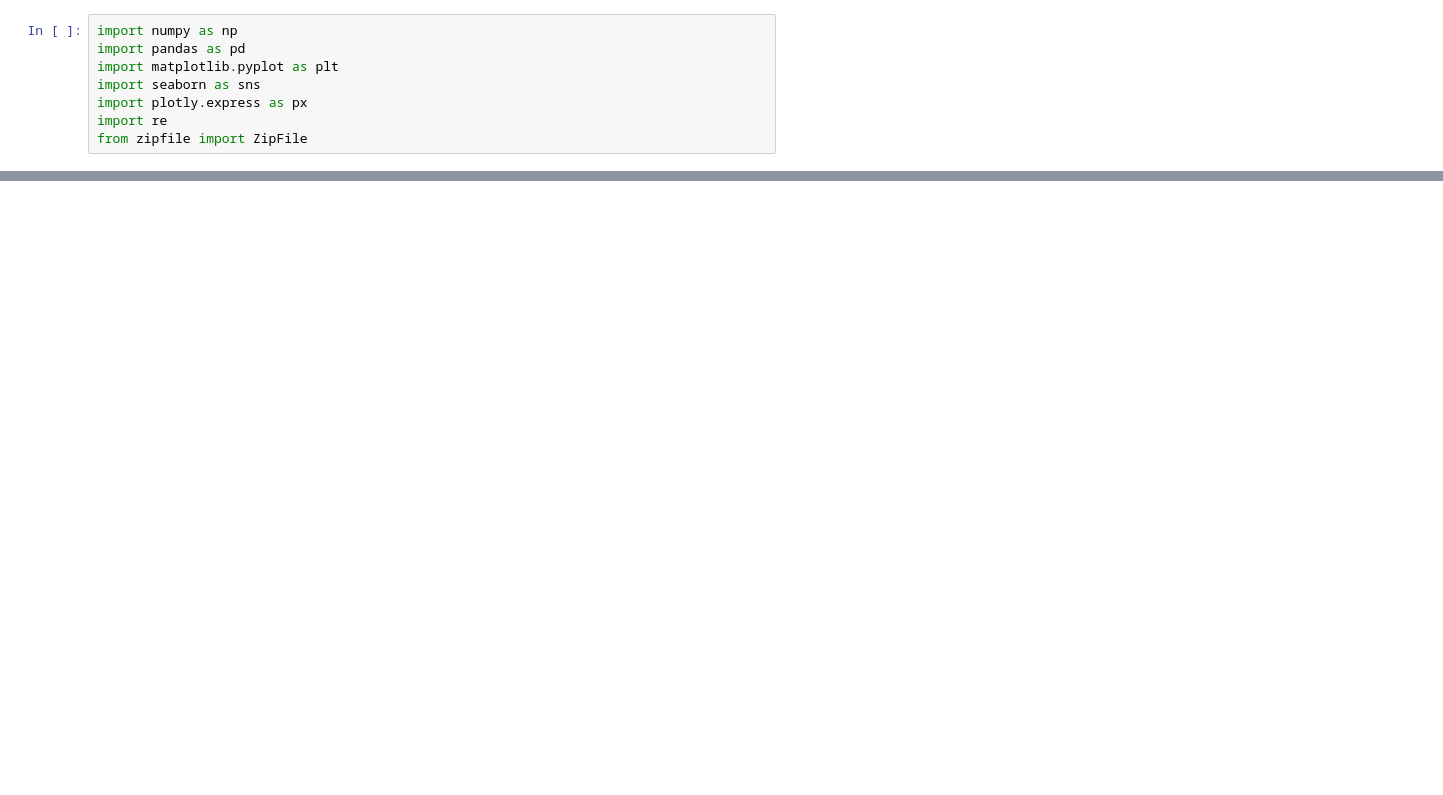
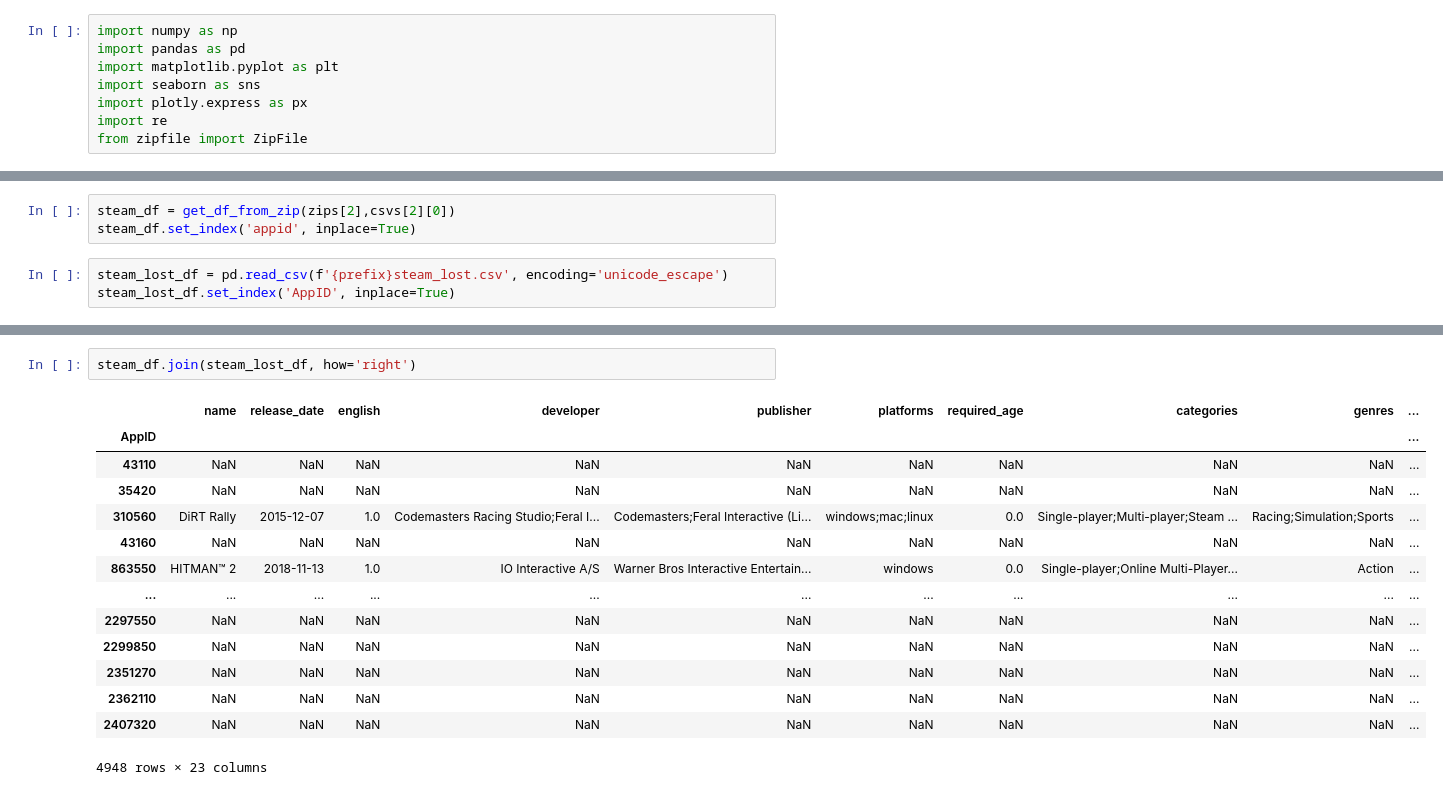
Before and after one commit to ArthurSidle/DataVisCW, a Jupyter notebook: test.ipynb, the cells around one changed output, grey strips where cells are left out. Cells and saved outputs as stored; diff of their text form; blank space fills up the shorter version.

```diff
--- a/test.ipynb
+++ b/test.ipynb
@@ -55,0 +105,6 @@ artist_location_df['coordinates'][0][0]
+# %%
+steam_df = get_df_from_zip(zips[2],csvs[2][0])
+steam_df.set_index('appid', inplace=True)
+# %%
+steam_lost_df = pd.read_csv(f'{prefix}steam_lost.csv', encoding='unicode_escape')
+steam_lost_df.set_index('AppID', inplace=True)
@@ -55,0 +131,17 @@ artist_location_df['coordinates'][0][0]
+# %%
+steam_df.join(steam_lost_df, how='right')
+# %% [output]
+|  | name | release_date | english | developer | publisher | platforms | required_age | categories | genres | ... |
+| AppID |  |  |  |  |  |  |  |  |  | ... |
+| 43110 | NaN | NaN | NaN | NaN | NaN | NaN | NaN | NaN | NaN | ... |
+| 35420 | NaN | NaN | NaN | NaN | NaN | NaN | NaN | NaN | NaN | ... |
+| 310560 | DiRT Rally | 2015-12-07 | 1.0 | Codemasters Racing Studio;Feral I... | Codemasters;Feral Interactive (Li... | windows;mac;linux | 0.0 | Single-player;Multi-player;Steam ... | Racing;Simulation;Sports | ... |
+| 43160 | NaN | NaN | NaN | NaN | NaN | NaN | NaN | NaN | NaN | ... |
+| 863550 | HITMAN™ 2 | 2018-11-13 | 1.0 | IO Interactive A/S | Warner Bros Interactive Entertain... | windows | 0.0 | Single-player;Online Multi-Player... | Action | ... |
+| ... | ... | ... | ... | ... | ... | ... | ... | ... | ... | ... |
+| 2297550 | NaN | NaN | NaN | NaN | NaN | NaN | NaN | NaN | NaN | ... |
+| 2299850 | NaN | NaN | NaN | NaN | NaN | NaN | NaN | NaN | NaN | ... |
+| 2351270 | NaN | NaN | NaN | NaN | NaN | NaN | NaN | NaN | NaN | ... |
+| 2362110 | NaN | NaN | NaN | NaN | NaN | NaN | NaN | NaN | NaN | ... |
+| 2407320 | NaN | NaN | NaN | NaN | NaN | NaN | NaN | NaN | NaN | ... |
+4948 rows × 23 columns
```
Also changed, not shown: parts of 20 cells of this notebook.
